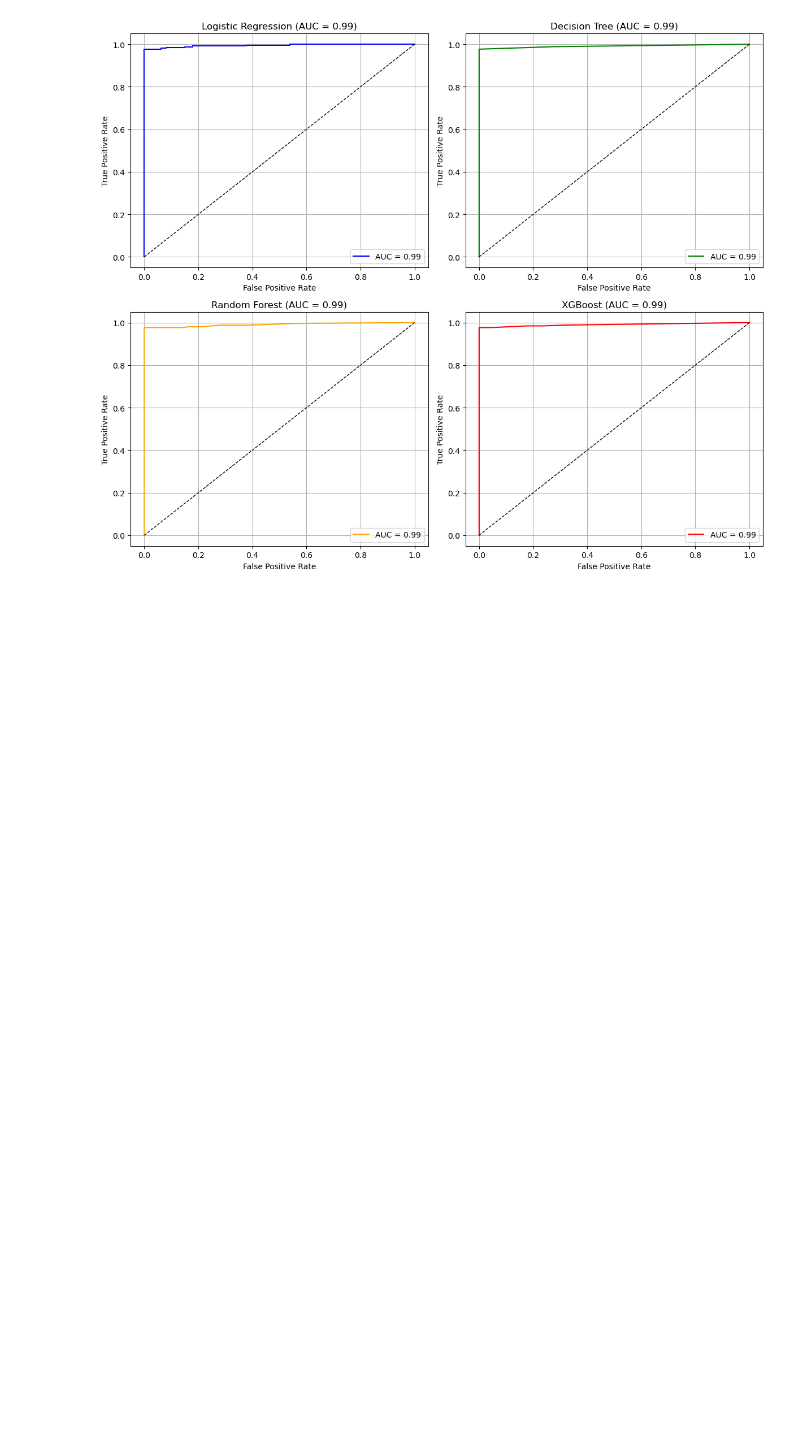
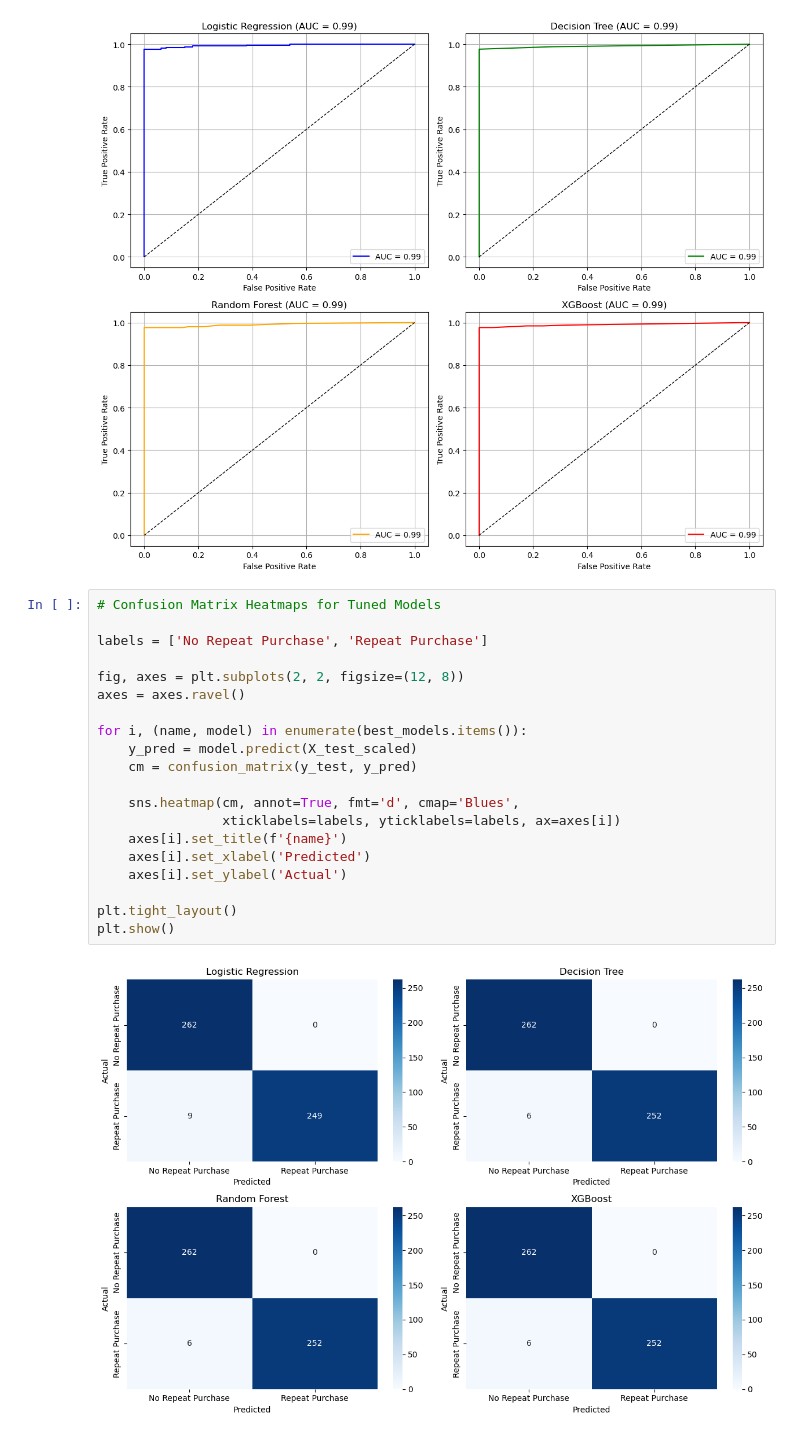
Before and after one commit to Zahid295/repeat-purchase-prediction, a Jupyter notebook: CA3_Capstone.ipynb, the cells around one changed output. Saved outputs shown, nothing was run; the diff lists cells and outputs as text; blank space fills up the shorter version.

Commit message:
Add confusion matrix heatmaps for tuned models

```diff
--- a/CA3_Capstone.ipynb
+++ b/CA3_Capstone.ipynb
@@ -802,3 +802,25 @@ plt.tight_layout()
 plt.show()
 # %% [output]
 [figure]
+# %%
+# Confusion Matrix Heatmaps for Tuned Models
+
+labels = ['No Repeat Purchase', 'Repeat Purchase']
+
+fig, axes = plt.subplots(2, 2, figsize=(12, 8))
+axes = axes.ravel()
+
+for i, (name, model) in enumerate(best_models.items()):
+    y_pred = model.predict(X_test_scaled)
+    cm = confusion_matrix(y_test, y_pred)
+
+    sns.heatmap(cm, annot=True, fmt='d', cmap='Blues',
+                xticklabels=labels, yticklabels=labels, ax=axes[i])
+    axes[i].set_title(f'{name}')
+    axes[i].set_xlabel('Predicted')
+    axes[i].set_ylabel('Actual')
+
+plt.tight_layout()
+plt.show()
+# %% [output]
+[figure, added]
```
